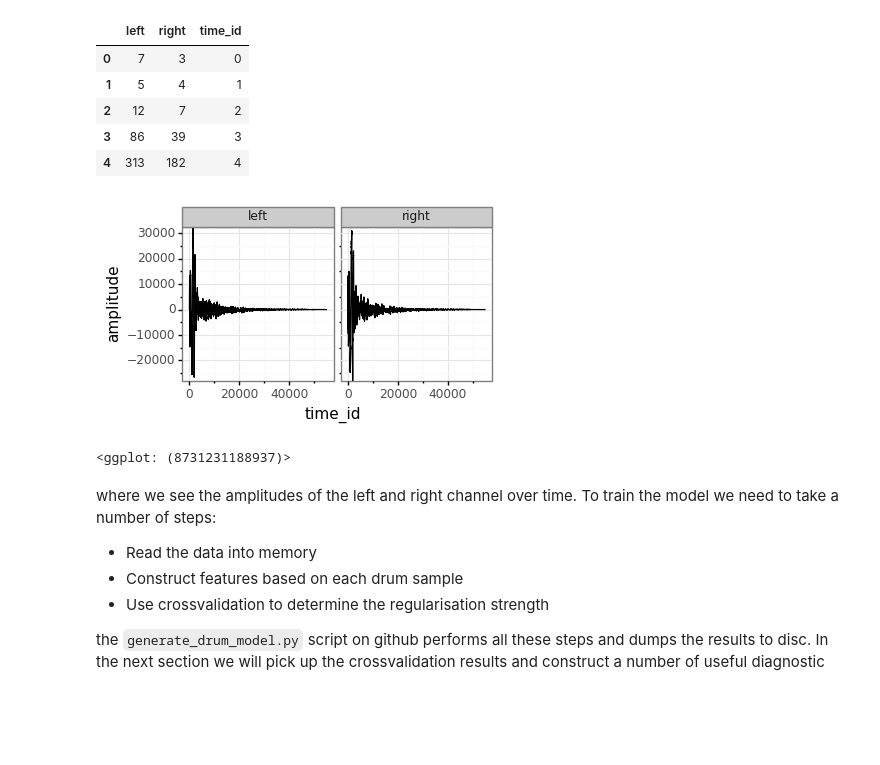
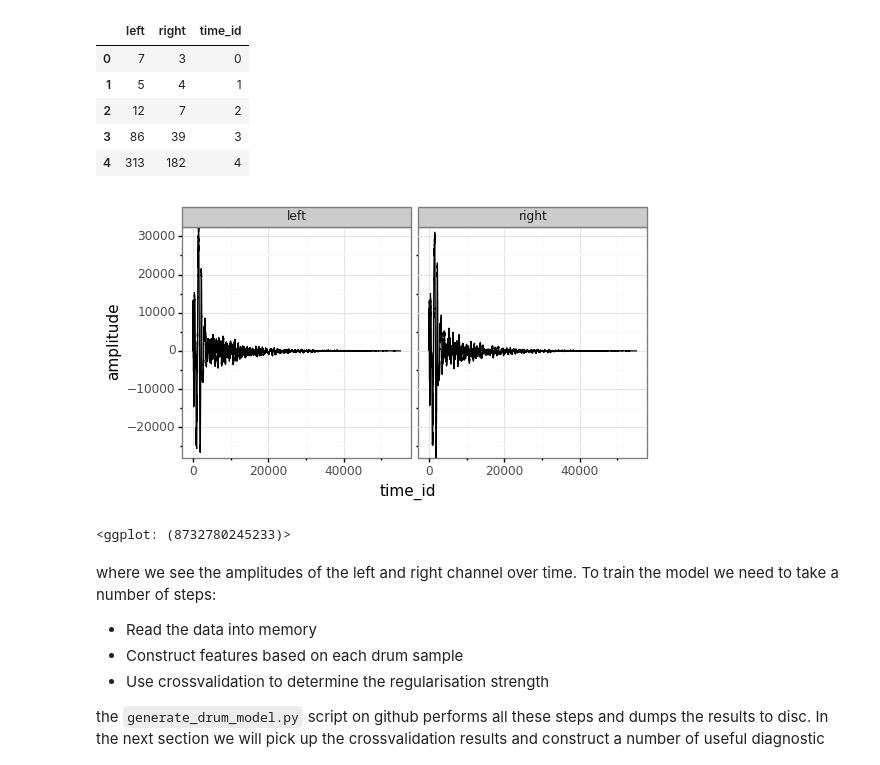
Before and after one commit to PaulHiemstra/lasso_tsfresh_article, a Jupyter notebook: logistic_regression_plots_article.ipynb, the cells around one changed output. Saved outputs shown, nothing was run; the diff lists cells and outputs as text; code cells hidden in the pictures; blank space fills up the shorter version.

Commit message:
Update to plot article and high res pictures

```diff
--- a/logistic_regression_plots_article.ipynb
+++ b/logistic_regression_plots_article.ipynb
@@ -43,16 +45,18 @@ bass_pd.head()
 | 3 | 86 | 39 | 3 |
 | 4 | 313 | 182 | 4 |
 # %%
-(
+gg = (
     ggplot(bass_pd.melt(id_vars = ['time_id'], value_name='amplitude', var_name='stereo'))
       + geom_line(aes(x = 'time_id',
                       y = 'amplitude'))
       + facet_wrap('stereo')
-      + theme(figure_size=(4,2))
+      + theme(figure_size=(6,3))
 )
+gg.save(filename='pics/stereo_drum.png', dpi=600)
+gg
 # %% [output]
-[figure, old version]
+[figure, new version]
-<ggplot: (8731231188937)>
+<ggplot: (8732780245233)>
 # %% [markdown]
 where we see the amplitudes of the left and right channel over time. To train the model we need to take a number of steps:
 
```
Also changed, not shown: parts of 6 cells of this notebook, 3 other files.
